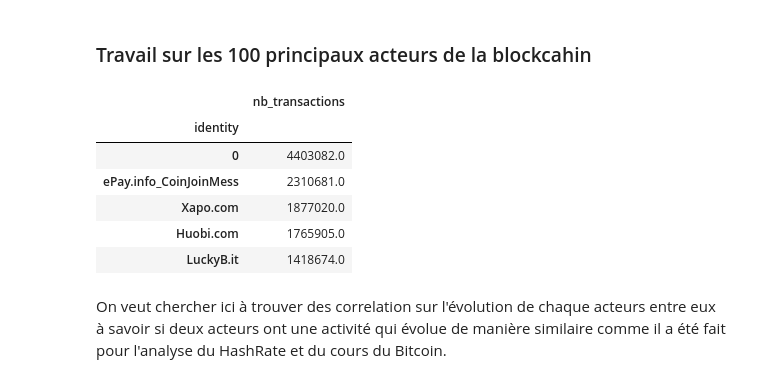
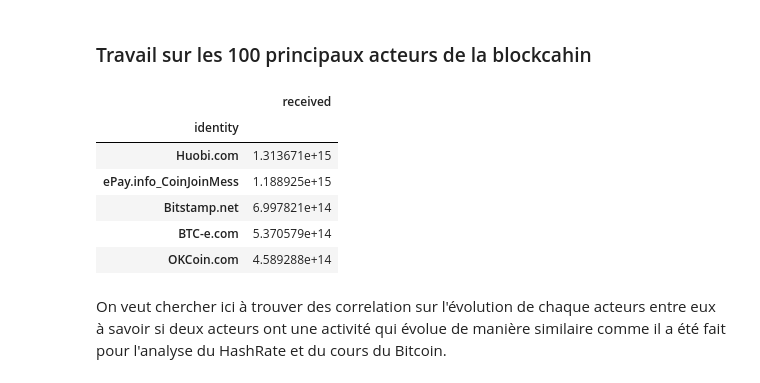
Before and after one commit to Bast-94/DefiEGC2024-RM-BH, a Jupyter notebook: notebook.ipynb, the cells around one changed output. Cells and saved outputs as stored; diff of their text form; code cells hidden in the pictures.

```diff
--- a/notebook.ipynb
+++ b/notebook.ipynb
@@ -42,14 +42,14 @@ On peut remarquer ici que le score de correlation de Pearson entre le PriceUSD e
 ### Travail sur les 100 principaux acteurs de la blockcahin
 # %%
 block_chain_df = generate_blockchain_by_actor('timeseries/blockchain_by_actor.csv')
-column_to_analyze = 'nb_transactions'
+column_to_analyze = 'received'
 block_chain_df.groupby('identity')[[column_to_analyze]].sum().sort_values(by=column_to_analyze, ascending=False).head()
 # %% [output]
-|  | nb_transactions |
+|  | received |
 | identity |  |
-| 0 | 4403082.0 |
-| ePay.info_CoinJoinMess | 2310681.0 |
-| Xapo.com | 1877020.0 |
-| Huobi.com | 1765905.0 |
-| LuckyB.it | 1418674.0 |
+| Huobi.com | 1.313671e+15 |
+| ePay.info_CoinJoinMess | 1.188925e+15 |
+| Bitstamp.net | 6.997821e+14 |
+| BTC-e.com | 5.370579e+14 |
+| OKCoin.com | 4.589288e+14 |
 # %%
```
Also changed, not shown: parts of 10 cells of this notebook.
